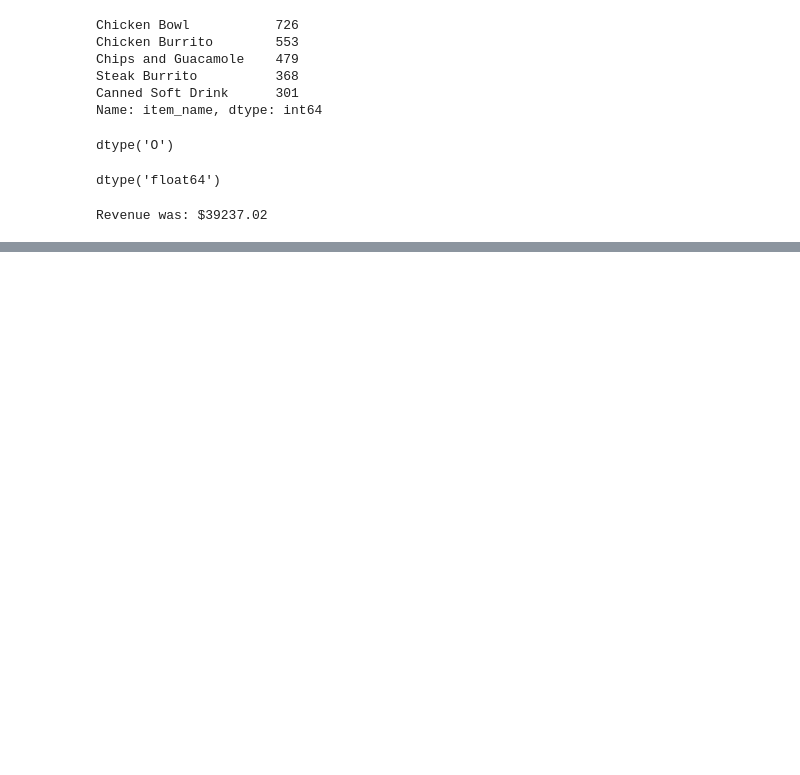
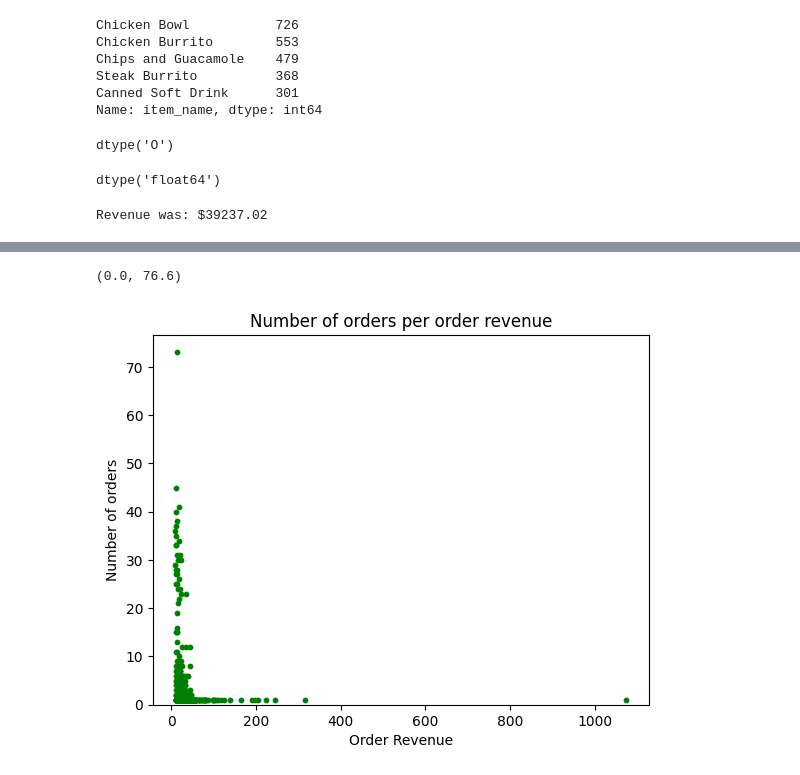
Before and after one commit to HSE-intro-python-2023-24/lectures-and-seminars, a Jupyter notebook: seminar_5_numpy_pandas.ipynb, the cells around one changed output, grey strips where cells are left out. Cells and saved outputs as stored; diff of their text form; code cells hidden in the pictures; blank space fills up the shorter version.

```diff
--- a/seminar_5_numpy_pandas.ipynb
+++ b/seminar_5_numpy_pandas.ipynb
@@ -163,10 +278,19 @@ plt.show()
 # %%
 # Задание: постройте scatter plot, в котром по оси X будут стоимости заказов, а по оси Y -- количество раз этих заказов
 
 # TODO
+order = data.groupby('order_id')['revenue'].sum().reset_index()
+order.columns = ['order_id', 'revenue']
 
+num_orders = order.groupby('revenue')['order_id'].count().reset_index()
+num_orders.columns = ['revenue', 'num_orders']
 
-plt.xlabel('Order Price')
-plt.ylabel('Items ordered')
-plt.title('Number of items ordered per order price')
+plt.scatter(x = num_orders['revenue'], y = num_orders['num_orders'], s = 10, c = 'green')
+
+plt.xlabel('Order Revenue')
+plt.ylabel('Number of orders')
+plt.title('Number of orders per order revenue')
 plt.ylim(0)
+# %% [output]
+(0.0, 76.6)
+[figure, added]
```
Also changed, not shown: parts of 17 cells of this notebook.
